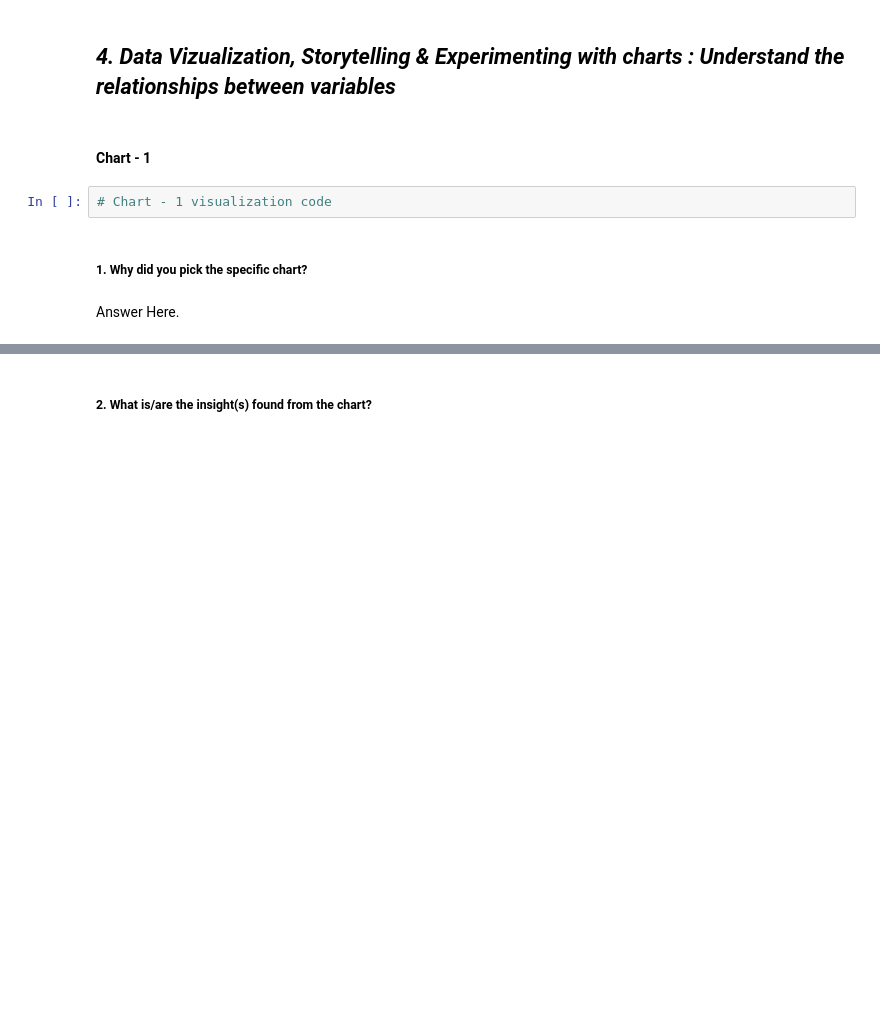
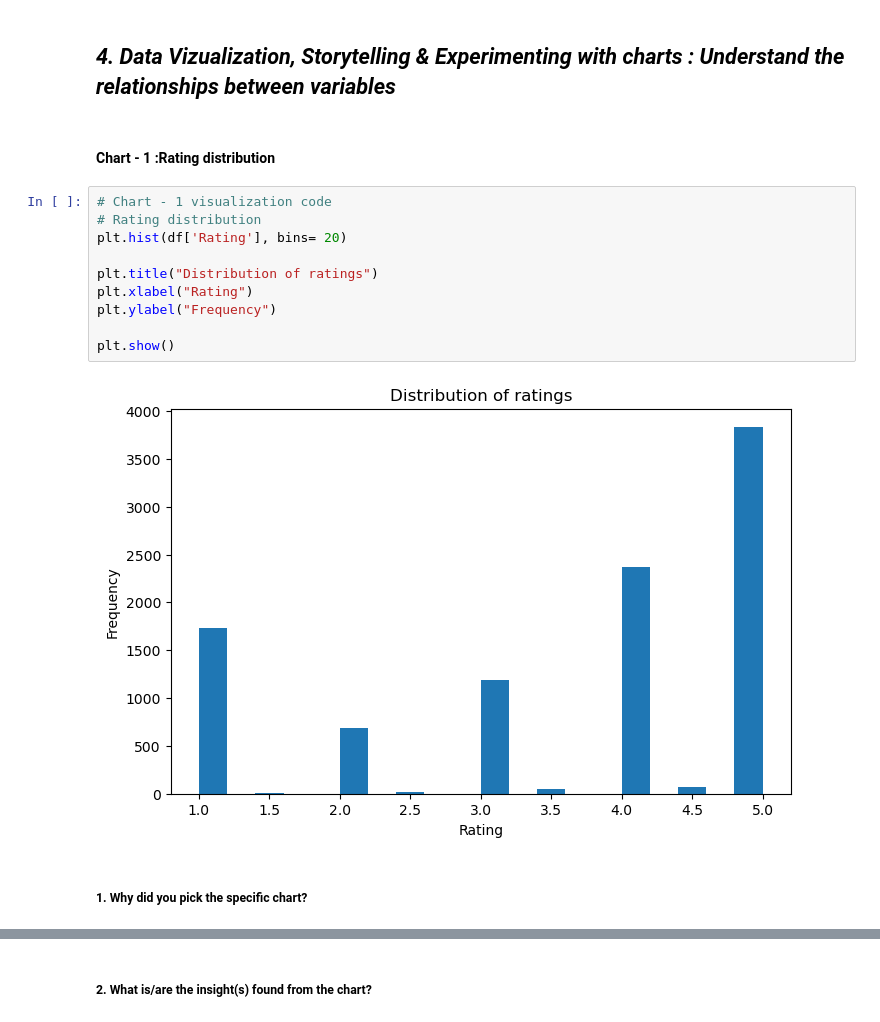
Before and after one commit to updesh1/Zomato_project, a Jupyter notebook: Sample_ML_Submission_Template.ipynb, the cells around one changed output, grey strips where cells are left out. Cells and saved outputs as stored; diff of their text form; blank space fills up the shorter version.

```diff
--- a/Sample_ML_Submission_Template.ipynb
+++ b/Sample_ML_Submission_Template.ipynb
@@ -136,10 +357,18 @@ Answer Here.
 # %% [markdown]
 ## ***4. Data Vizualization, Storytelling & Experimenting with charts : Understand the relationships between variables***
 # %% [markdown]
-#### Chart - 1
+#### Chart - 1  :Rating distribution
-# %%
-# Chart - 1 visualization code
+# %%
+# Chart - 1 visualization code
+# Rating distribution
+plt.hist(df['Rating'], bins= 20)
+
+plt.title("Distribution of ratings")
+plt.xlabel("Rating")
+plt.ylabel("Frequency")
+
+plt.show()
+# %% [output]
+[figure, added]
 # %% [markdown]
 ##### 1. Why did you pick the specific chart?
-# %% [markdown]
-Answer Here.
```
Also changed, not shown: parts of 42 cells of this notebook.
